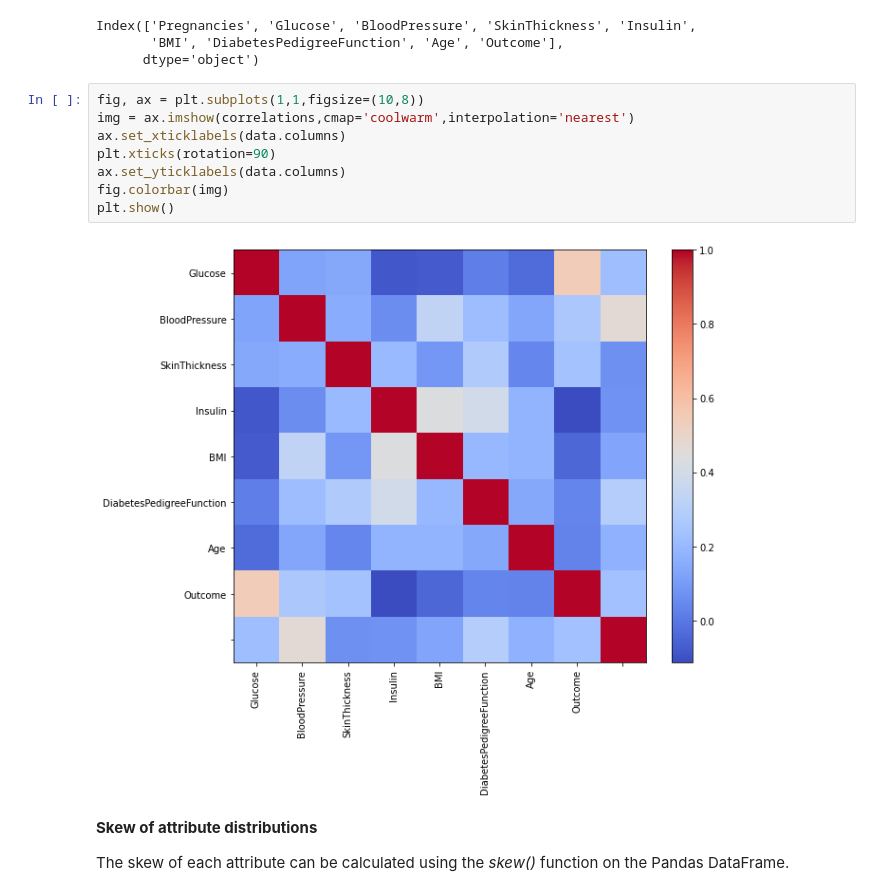
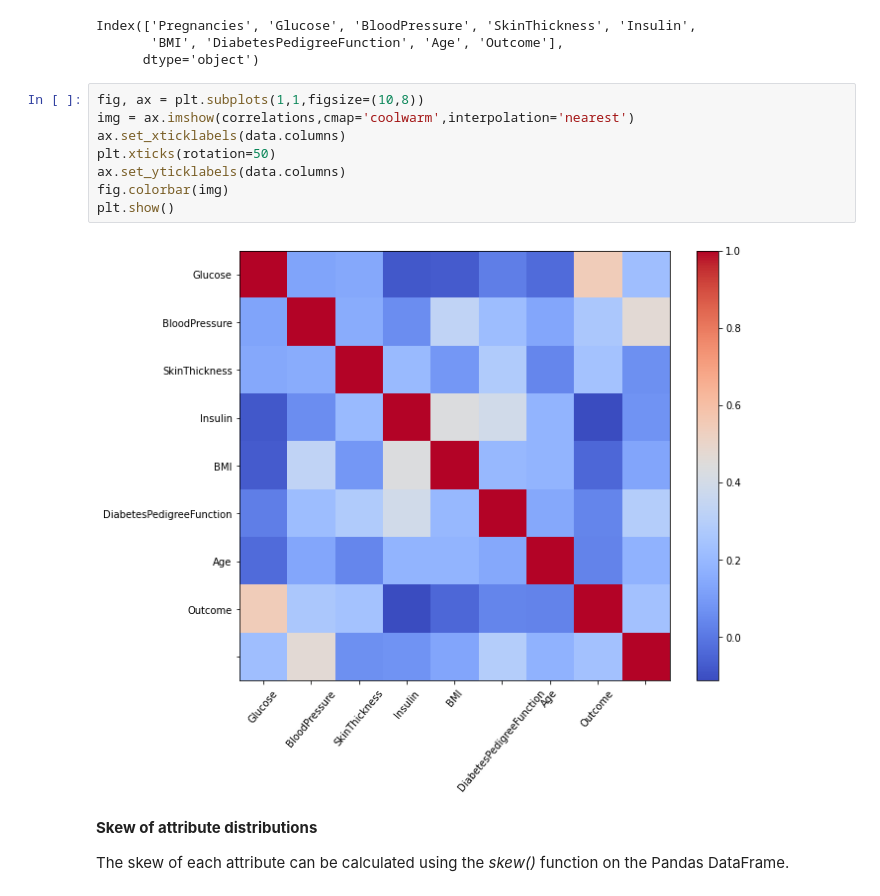
Before and after one commit to rldckd0103/pdm02, a Jupyter notebook: py-pandas/pandas_5_diabetes.ipynb, the cells around one changed output. Saved outputs shown, nothing was run; the diff lists cells and outputs as text.

```diff
--- a/py-pandas/pandas_5_diabetes.ipynb
+++ b/py-pandas/pandas_5_diabetes.ipynb
@@ -270,13 +270,13 @@ Index(['Pregnancies', 'Glucose', 'BloodPressure', 'SkinThickness', 'Insulin',
 # %%
 fig, ax = plt.subplots(1,1,figsize=(10,8))
 img = ax.imshow(correlations,cmap='coolwarm',interpolation='nearest')
 ax.set_xticklabels(data.columns)
-plt.xticks(rotation=90)
+plt.xticks(rotation=50)
 ax.set_yticklabels(data.columns)
 fig.colorbar(img)
 plt.show()
 # %% [output]
-[figure, old version]
+[figure, new version]
 # %% [markdown]
 **Skew of attribute distributions**
 
```
Also changed, not shown: parts of 4 cells of this notebook.
